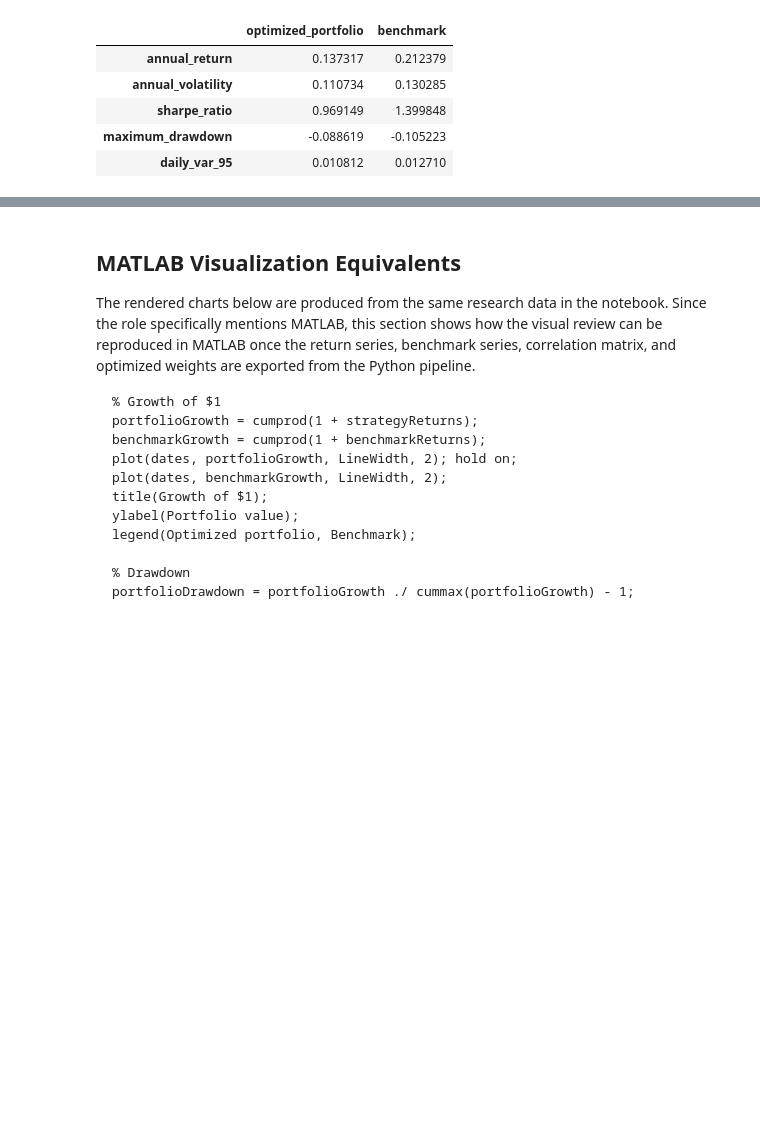
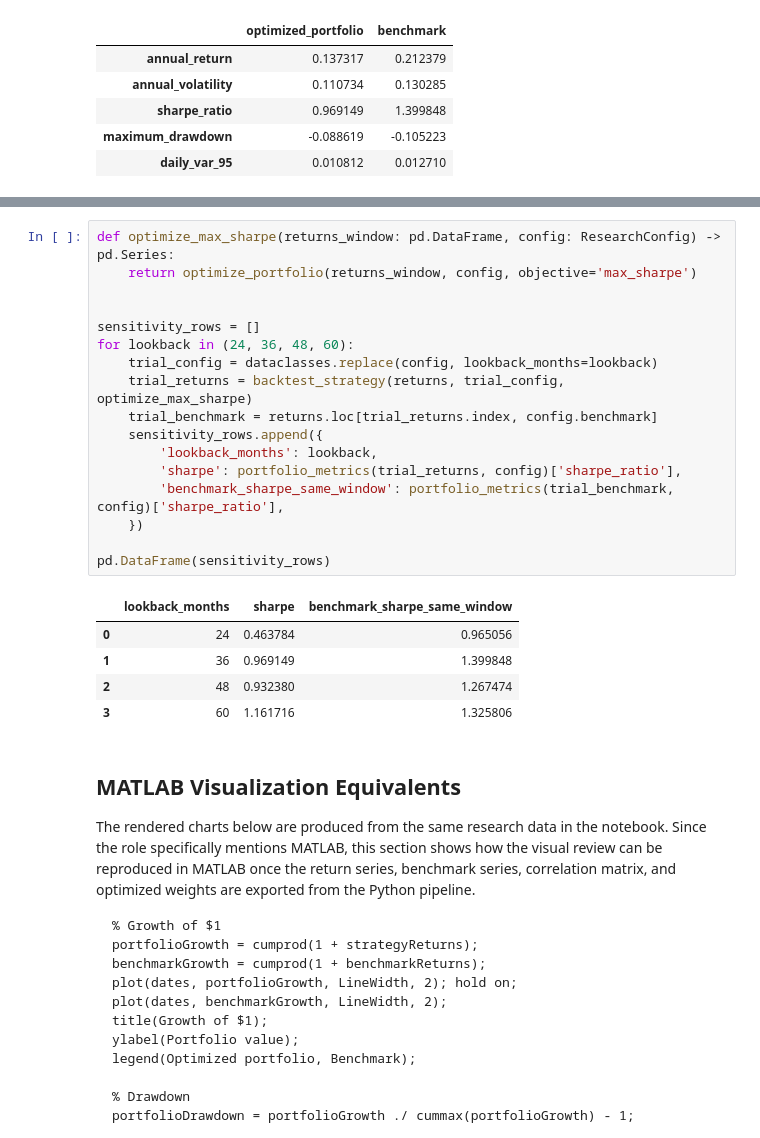
Before and after one commit to Nathan-Gomes/nathan-portfolio, a Jupyter notebook: public/notebooks/quantitative-portfolio-research-pipeline.ipynb, the cells around one changed output, grey strips where cells are left out. Cells and saved outputs as stored; diff of their text form; blank space fills up the shorter version.

```diff
--- a/public/notebooks/quantitative-portfolio-research-pipeline.ipynb
+++ b/public/notebooks/quantitative-portfolio-research-pipeline.ipynb
@@ -480,3 +623,26 @@ rebalance_history.tail()
+# %%
+def optimize_max_sharpe(returns_window: pd.DataFrame, config: ResearchConfig) -> pd.Series:
+    return optimize_portfolio(returns_window, config, objective='max_sharpe')
+
+
+sensitivity_rows = []
+for lookback in (24, 36, 48, 60):
+    trial_config = dataclasses.replace(config, lookback_months=lookback)
+    trial_returns = backtest_strategy(returns, trial_config, optimize_max_sharpe)
+    trial_benchmark = returns.loc[trial_returns.index, config.benchmark]
+    sensitivity_rows.append({
+        'lookback_months': lookback,
+        'sharpe': portfolio_metrics(trial_returns, config)['sharpe_ratio'],
+        'benchmark_sharpe_same_window': portfolio_metrics(trial_benchmark, config)['sharpe_ratio'],
+    })
+
+pd.DataFrame(sensitivity_rows)
+# %% [output]
+|  | lookback_months | sharpe | benchmark_sharpe_same_window |
+| 0 | 24 | 0.463784 | 0.965056 |
+| 1 | 36 | 0.969149 | 1.399848 |
+| 2 | 48 | 0.932380 | 1.267474 |
+| 3 | 60 | 1.161716 | 1.325806 |
 # %% [markdown]
 ## MATLAB Visualization Equivalents
 
```
Also changed, not shown: parts of 11 cells of this notebook.
